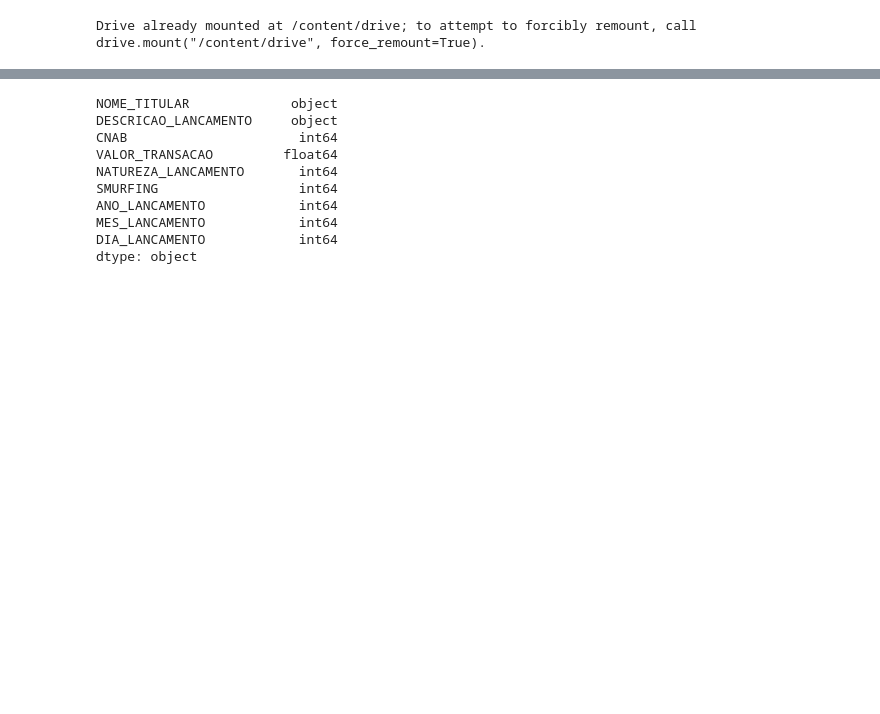
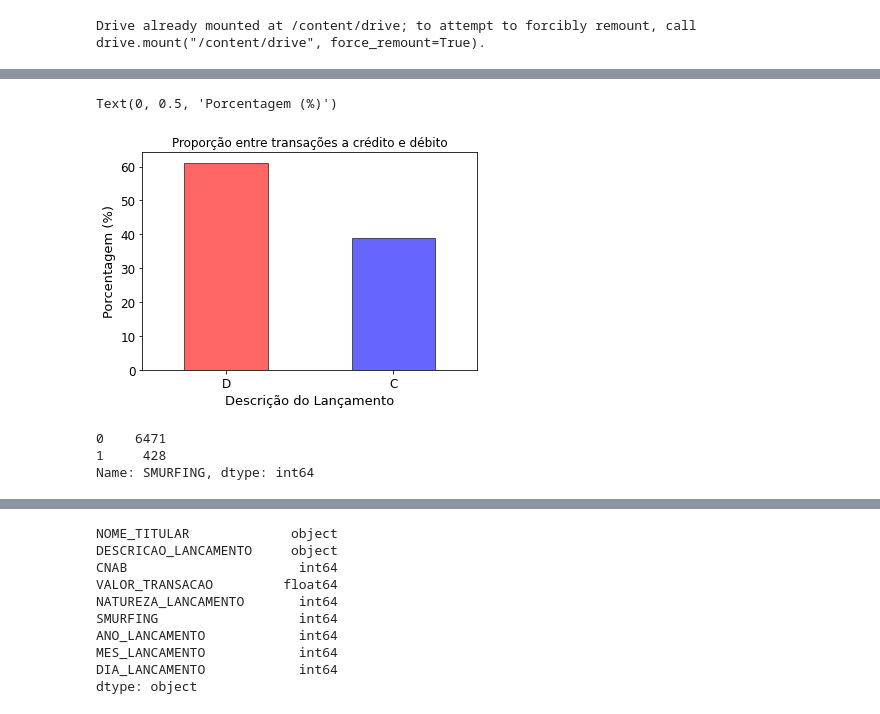
Before and after one commit to nallinwerlang/ML, a Jupyter notebook: 01_ARTIGO_ML.ipynb, the cells around one changed output, grey strips where cells are left out. Cells and saved outputs as stored; diff of their text form; code cells hidden in the pictures; blank space fills up the shorter version.

```diff
--- a/01_ARTIGO_ML.ipynb
+++ b/01_ARTIGO_ML.ipynb
@@ -20,0 +32,12 @@ dados.head()
+# %%
+import matplotlib.pyplot as plt
+
+NATUREZA_LANCAMENTO.plot.bar(color=['red', 'blue'], ec='k', alpha=0.6)
+plt.title('Proporção entre transações a crédito e débito')
+plt.xticks(rotation = 360, fontsize=12)
+plt.yticks(fontsize=12)
+plt.xlabel('Descrição do Lançamento', fontsize=13)
+plt.ylabel('Porcentagem (%)', fontsize=13)
+# %% [output]
+Text(0, 0.5, 'Porcentagem (%)')
+[figure, added]
@@ -20,0 +47,7 @@ dados.head()
+# %%
+SMURFING = dados['SMURFING'].value_counts()
+SMURFING
+# %% [output]
+0    6471
+1     428
+Name: SMURFING, dtype: int64
```
Also changed, not shown: parts of 48 cells of this notebook.
